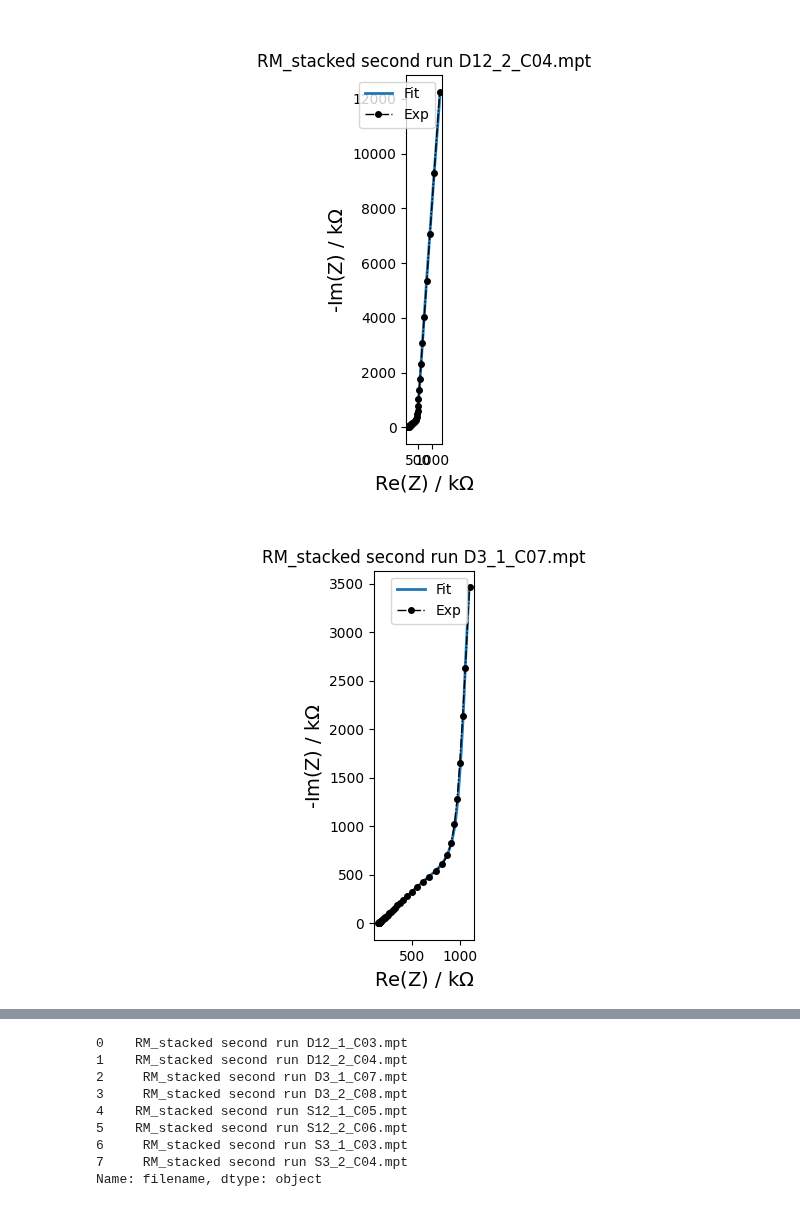
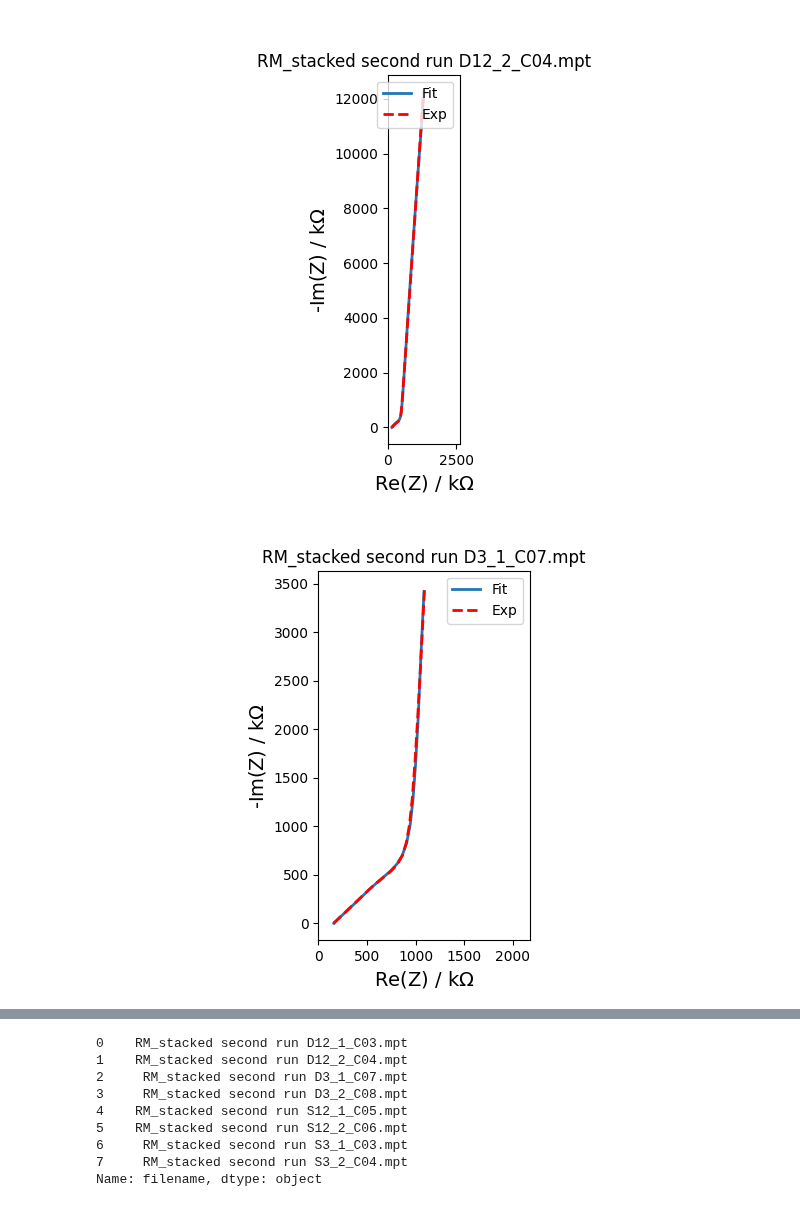
Before and after one commit to Yugal0/fitting-experimental, a Jupyter notebook: code/single type electrode.ipynb, the cells around one changed output, grey strips where cells are left out. Saved outputs shown, nothing was run; the diff lists cells and outputs as text; code cells hidden in the pictures.

```diff
--- a/code/single type electrode.ipynb
+++ b/code/single type electrode.ipynb
@@ -47,12 +47,12 @@ for file_name in os.listdir(folder_path):
     ax.set_xlabel("Re(Z) / k$\Omega$",fontsize=14)
     ax.set_ylabel("-Im(Z) / k$\Omega}$ ",fontsize=14)
     ax.plot(np.real(z),-np.imag(z),linewidth=2)
-    ax.plot(np.real(z_fitted),-np.imag(z_fitted),linewidth=1,linestyle="-.",marker="o",markerfacecolor="red",color="red",ms=4)
+    ax.plot(np.real(z_fitted),-np.imag(z_fitted),linewidth=2,linestyle="--",marker="",markerfacecolor="red",color="red",ms=4)
     ax.legend(["Fit","Exp"])
     ax.set_title(file_name)
     ax.set_aspect("equal")
-    ax.set_xlim(0,16)
-    ax.set_ylim(0,30)
+    ax.set_xlim(0,2*np.max(np.real(z)))
+    # ax.set_ylim(0,)
     fig.savefig(f"../fitted plots/single/{file_name[:-4]}",dpi=700)
 
     if first_itr:
@@ -76,2 +76,2 @@ for file_name in os.listdir(folder_path):
-[figure, old version]
+[figure, new version]
-[figure, old version]
+[figure, new version]
```
Also changed, not shown: parts of 2 cells of this notebook, 9 other files.
